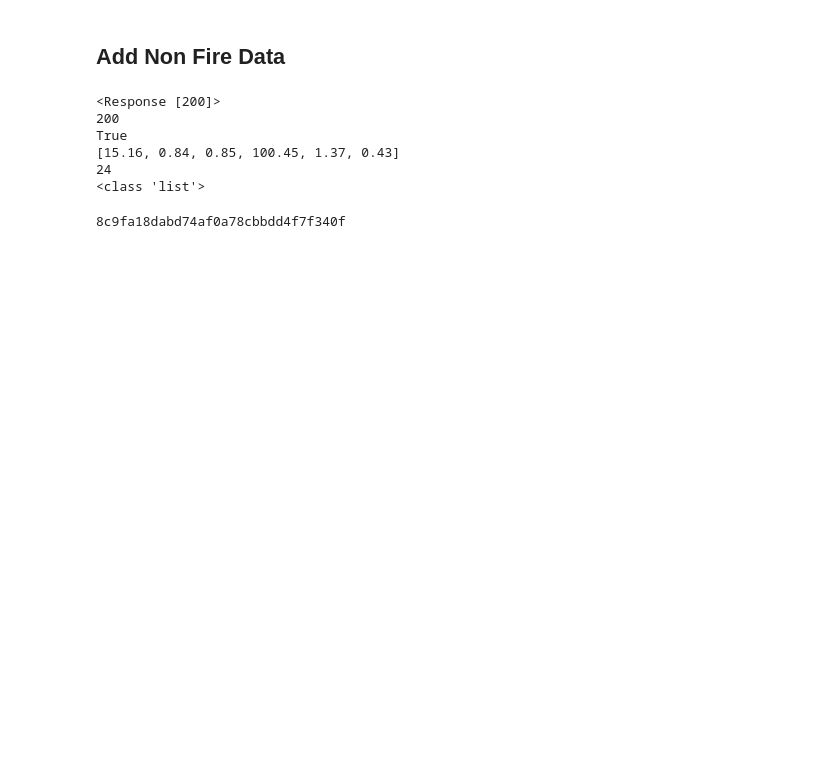
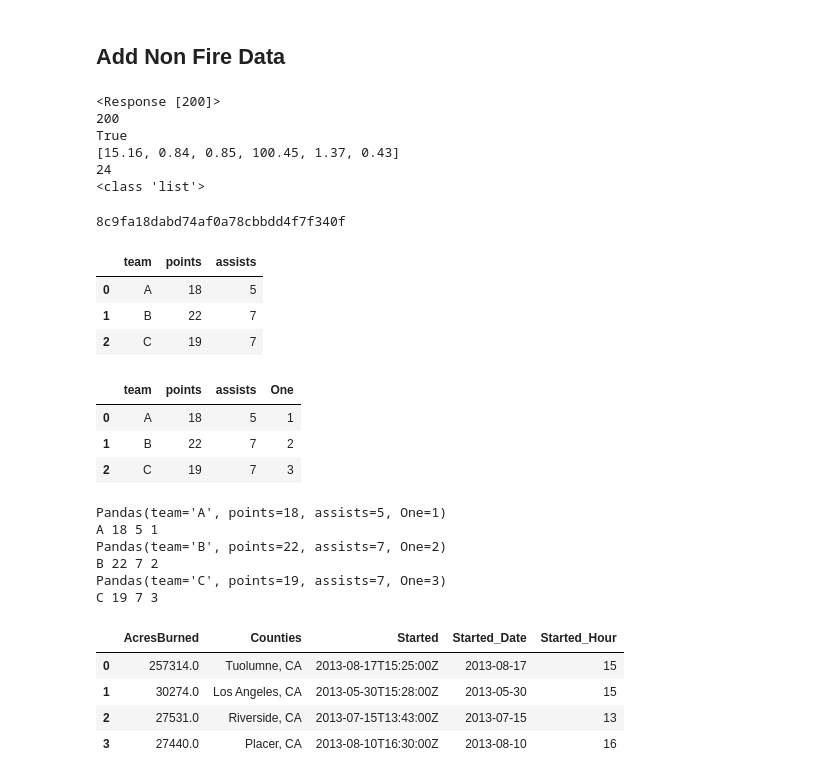
Before and after one commit to kimsternator/ECE-228-Group-29, a Jupyter notebook: Data Cleaning.ipynb, the cells around one changed output. Cells and saved outputs as stored; diff of their text form; code cells hidden in the pictures; blank space fills up the shorter version.

```diff
--- a/Data Cleaning.ipynb
+++ b/Data Cleaning.ipynb
@@ -361,3 +393,46 @@ True
 print(os.getenv('API_KEY_UNMETERED'))
 # %% [output]
 8c9fa18dabd74af0a78cbbdd4f7f340f
+# %%
+temp_df = pd.DataFrame({'team': ['A', 'B', 'C'],
+                   'points': [18, 22, 19],
+                   'assists': [5, 7, 7]})
+temp_df.head()
+# %% [output]
+|  | team | points | assists |
+| 0 | A | 18 | 5 |
+| 1 | B | 22 | 7 |
+| 2 | C | 19 | 7 |
+# %%
+one = [1, 2, 3]
+temp_df["One"] = one
+temp_df.head()
+# %% [output]
+|  | team | points | assists | One |
+| 0 | A | 18 | 5 | 1 |
+| 1 | B | 22 | 7 | 2 |
+| 2 | C | 19 | 7 | 3 |
+# %%
+for row in temp_df.itertuples(index=False):
+    print(row)
+    print(row[0], row[1], row[2], row[3])
+# %% [output]
+Pandas(team='A', points=18, assists=5, One=1)
+A 18 5 1
+Pandas(team='B', points=22, assists=7, One=2)
+B 22 7 2
+Pandas(team='C', points=19, assists=7, One=3)
+C 19 7 3
+# %%
+temp_df = pd.DataFrame({"AcresBurned": ["257314.0", "30274.0", "27531.0", "27440.0"],
+"Counties": ["Tuolumne, CA", "Los Angeles, CA", "Riverside, CA", "Placer, CA"],
+"Started": ["2013-08-17T15:25:00Z", "2013-05-30T15:28:00Z", "2013-07-15T13:43:00Z", "2013-08-10T16:30:00Z"],
+"Started_Date": ["2013-08-17", "2013-05-30", "2013-07-15", "2013-08-10"],
+"Started_Hour": [15, 15, 13, 16]})
+temp_df.head()
+# %% [output]
+|  | AcresBurned | Counties | Started | Started_Date | Started_Hour |
+| 0 | 257314.0 | Tuolumne, CA | 2013-08-17T15:25:00Z | 2013-08-17 | 15 |
+| 1 | 30274.0 | Los Angeles, CA | 2013-05-30T15:28:00Z | 2013-05-30 | 15 |
+| 2 | 27531.0 | Riverside, CA | 2013-07-15T13:43:00Z | 2013-07-15 | 13 |
+| 3 | 27440.0 | Placer, CA | 2013-08-10T16:30:00Z | 2013-08-10 | 16 |
```
Also changed, not shown: parts of 2 cells of this notebook.
